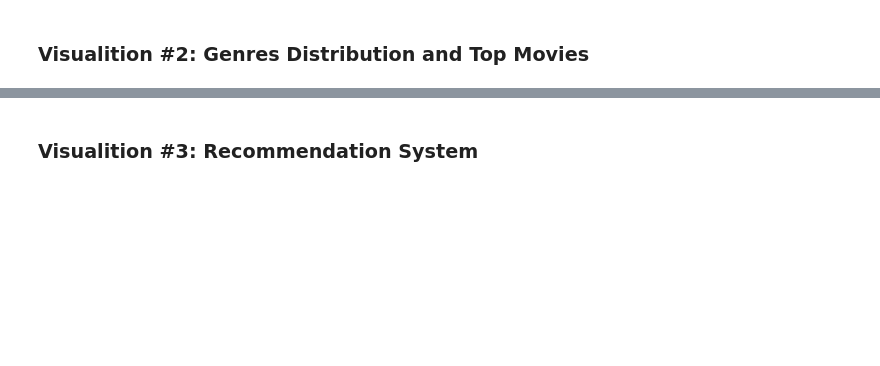
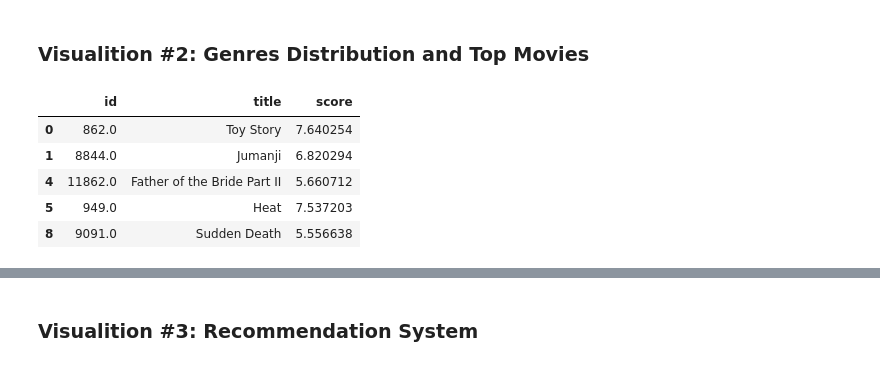
Before and after one commit to balajigandhi/msds_dtsa5304, a Jupyter notebook: The_Movies_Dataset.ipynb, the cells around one changed output, grey strips where cells are left out. Cells and saved outputs as stored; diff of their text form; code cells hidden in the pictures; blank space fills up the shorter version.

```diff
--- a/The_Movies_Dataset.ipynb
+++ b/The_Movies_Dataset.ipynb
@@ -161,28 +161,36 @@ alt.Chart(movies_metadata_genres_exploded).mark_arc().encode(
 # %%
 credits = pd.read_csv('./The_Movies_Dataset/credits.csv', low_memory=False)
 movies_metadata['id'] = pd.to_numeric(movies_metadata['id'], errors='coerce')
 credits['id'] = pd.to_numeric(credits['id'], errors='coerce')
 movies_metadata_credits = movies_metadata.merge(credits, on='id')
 # Calculating the average rating for each movie is not enough. We need to calculate the weighted rating for each movie.
 # https://math.stackexchange.com/questions/169032/understanding-the-imdb-weighted-rating-function-for-usage-on-my-own-website
 # Weighted Rating (WR) = (v ÷ (v+m)) × R + (m ÷ (v+m)) × C
 
 # v = number of votes for the movie
 # m = minimum votes required to be listed in the chart
 # R = average rating of the movie
 # C = mean vote across the whole report
 
 C = movies_metadata_credits['vote_average'].mean()
 m = movies_metadata_credits['vote_count'].quantile(0.90)
 
 # filter out movies that have less than m votes
 movies_metadata_credits = movies_metadata_credits[movies_metadata_credits['vote_count'] >= m]
 
 # calculate the score
 movies_metadata_credits['score'] = (
     (movies_metadata_credits['vote_count'] / (movies_metadata_credits['vote_count'] + m)) * movies_metadata_credits['vote_average'] +
     (m / (movies_metadata_credits['vote_count'] + m)) * C
 )
+movies_metadata_credits[['id', 'title', 'score']].head()
+# %% [output]
+|  | id | title | score |
+| 0 | 862.0 | Toy Story | 7.640254 |
+| 1 | 8844.0 | Jumanji | 6.820294 |
+| 4 | 11862.0 | Father of the Bride Part II | 5.660712 |
+| 5 | 949.0 | Heat | 7.537203 |
+| 8 | 9091.0 | Sudden Death | 5.556638 |
 # %%
 movies_metadata_credits['genres'] = (
     movies_metadata_credits['genres']
```
Also changed, not shown: parts of 3 cells of this notebook.
